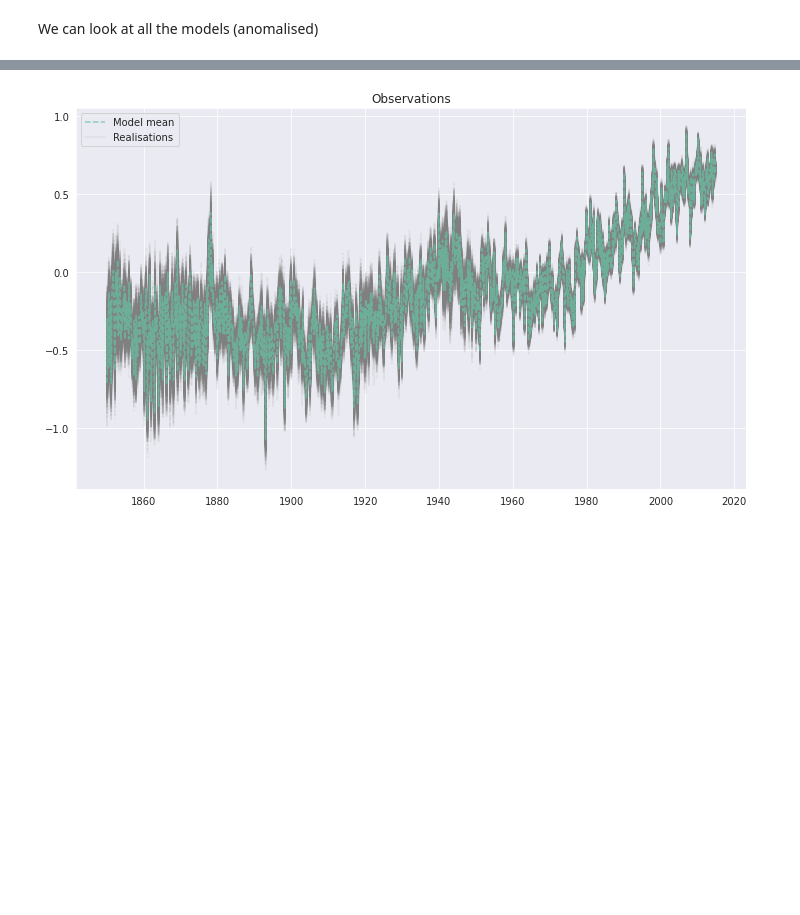
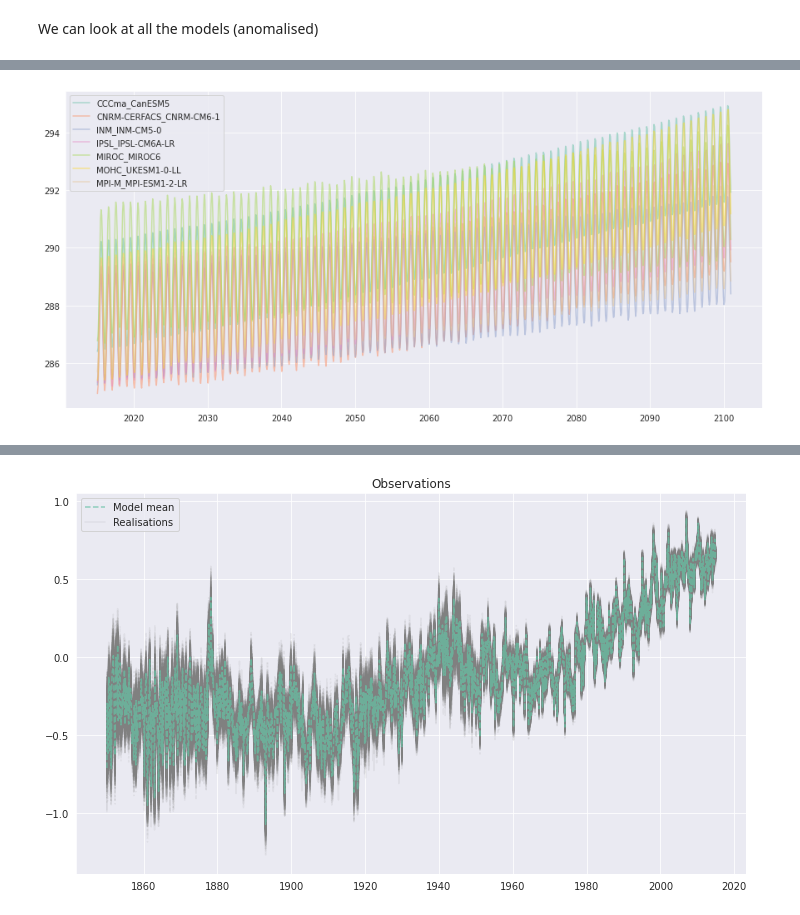
Before and after one commit to mattramos/bayesian_ensembling, a Jupyter notebook: nbs/bayesian_ensembling_GMST.ipynb, the cells around one changed output, grey strips where cells are left out. Saved outputs shown, nothing was run; the diff lists cells and outputs as text; code cells hidden in the pictures; blank space fills up the shorter version.

```diff
--- a/nbs/bayesian_ensembling_GMST.ipynb
+++ b/nbs/bayesian_ensembling_GMST.ipynb
@@ -78,0 +105,4 @@ WARNING:matplotlib.legend:No artists with labels found to put in legend.  Note t
+# %%
+ssp_models.plot_all()
+# %% [output]
+[figure, added]
```
Also changed, not shown: parts of 31 cells of this notebook, 31 other files.
